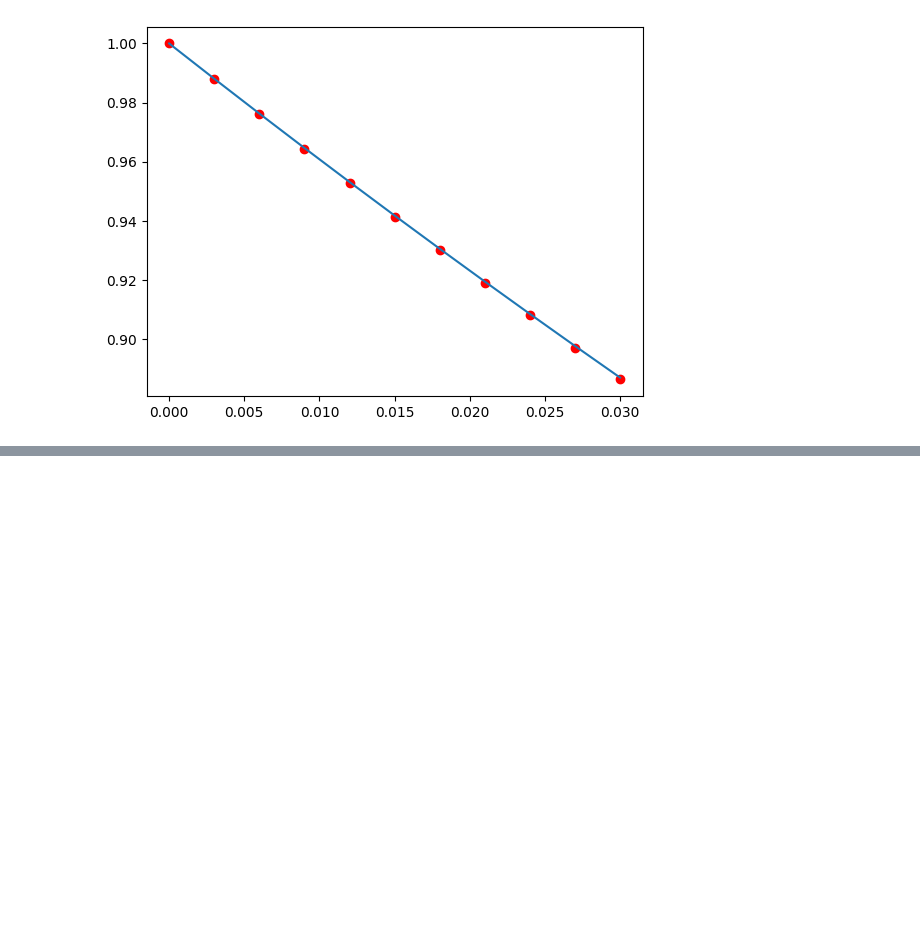
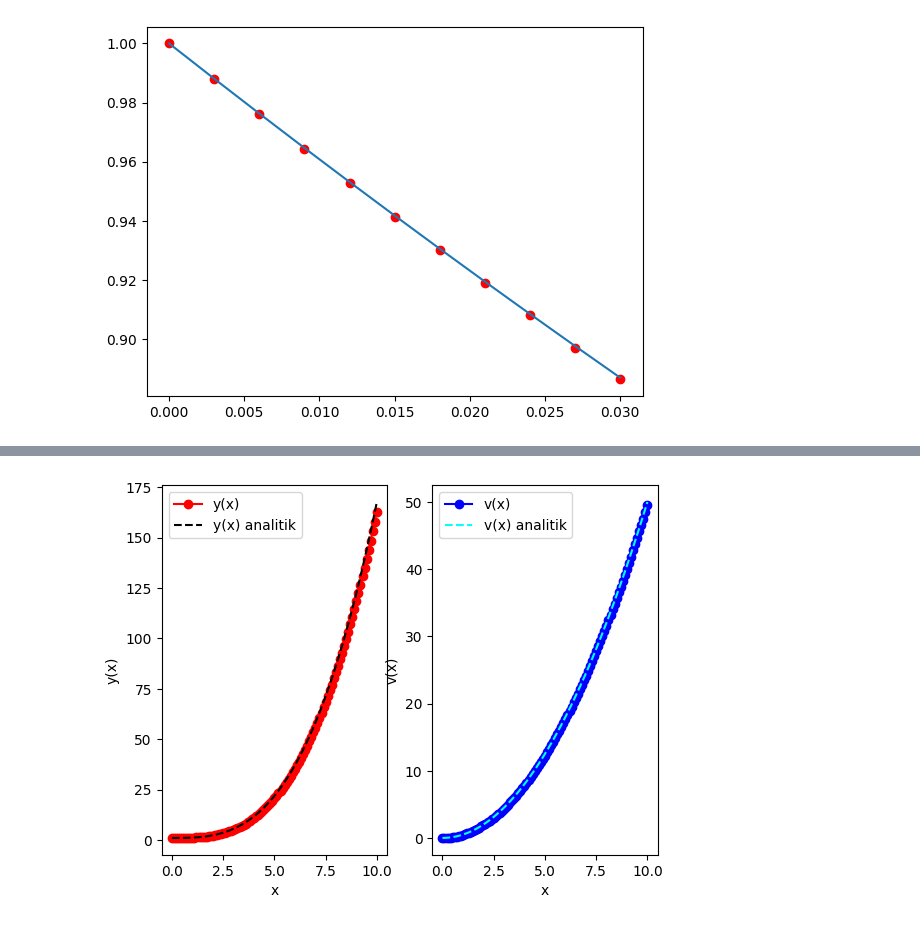
Before and after one commit to onurarakas/FIZ365-Computational-Methods, a Jupyter notebook: ders1.ipynb, the cells around one changed output, grey strips where cells are left out. Saved outputs shown, nothing was run; the diff lists cells and outputs as text; code cells hidden in the pictures; blank space fills up the shorter version.

```diff
--- a/ders1.ipynb
+++ b/ders1.ipynb
@@ -27,0 +56,33 @@ plt.show()
+# %%
+# Fonksiyon
+def fonk_yVek_x(yVek, x):
+    dydx = yVek[1]
+    return np.array([dydx, x])
+# Başlangıç koşulları
+y0 = 1
+v0 = 0
+x0 = 0
+xSon = 10
+n = 100
+# Çöz
+xTum, yTum_Vek = bil.add_coz_euler_sistem(fonk_yVek_x, x0, xSon, np.array([y0, v0]), n)
+# Analitik çözüm
+yAnalitik = xTum**3/6 + 1
+vAnalitik = xTum**2/2
+# Çiz
+fig, ax = plt.subplots(1, 2)
+# Sol grafik
+ax[0].plot(xTum, yTum_Vek[0], 'o-', label='y(x)', color='red')
+ax[0].plot(xTum, yAnalitik, label='y(x) analitik', color='black', linestyle='--')
+ax[0].set_xlabel('x')
+ax[0].set_ylabel('y(x)')
+ax[0].legend()
+# Sağ grafik
+ax[1].plot(xTum, yTum_Vek[1], 'o-', label='v(x)', color='blue')
+ax[1].plot(xTum, vAnalitik, label='v(x) analitik', color='cyan', linestyle='--')
+ax[1].set_xlabel('x')
+ax[1].set_ylabel('v(x)')
+ax[1].legend()
+plt.show()
+# %% [output]
+[figure, added]
```
Also changed, not shown: parts of 5 cells of this notebook.
